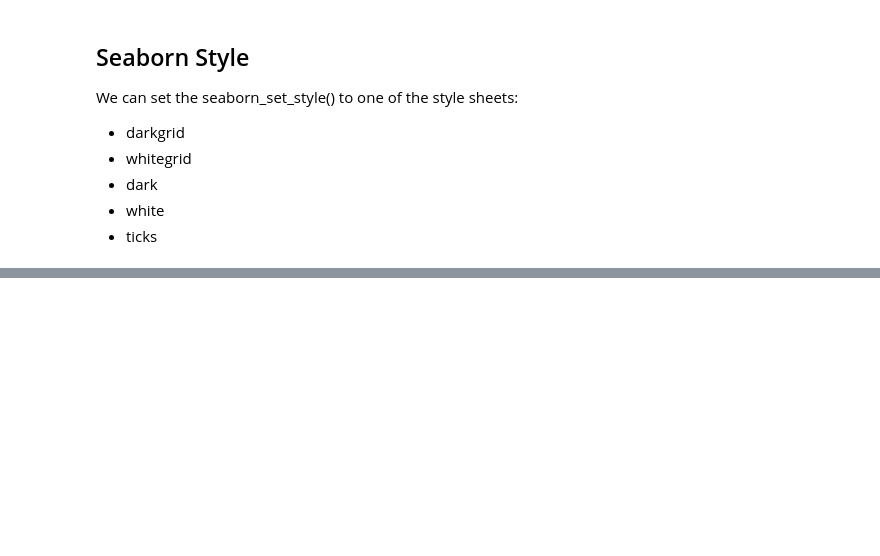
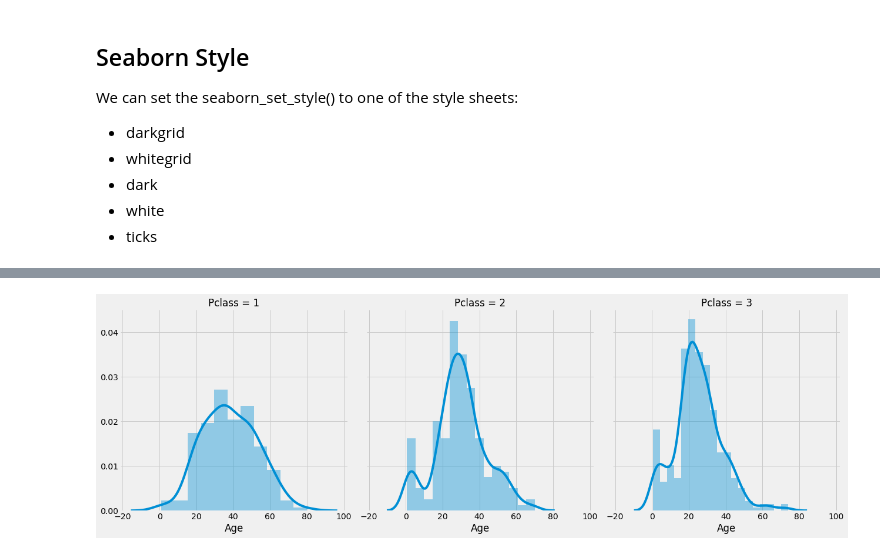
Before and after one commit to carlos-cui/data_analysis, a Jupyter notebook: titanic data visualization/Visualizing_Titanic_Data.ipynb, the cells around one changed output, grey strips where cells are left out. Cells and saved outputs as stored; diff of their text form; code cells hidden in the pictures; blank space fills up the shorter version.

```diff
--- a/titanic data visualization/Visualizing_Titanic_Data.ipynb
+++ b/titanic data visualization/Visualizing_Titanic_Data.ipynb
@@ -66,0 +83,7 @@ We can set the seaborn_set_style() to one of the style sheets:
+# %%
+# distplot for classes and age
+g = sns.FacetGrid(titanic, col="Pclass", size=6)
+g.map(sns.distplot, "Age")
+sns.despine(left=True, bottom=True)
+# %% [output]
+[figure, added]
```
Also changed, not shown: parts of 5 cells of this notebook.
